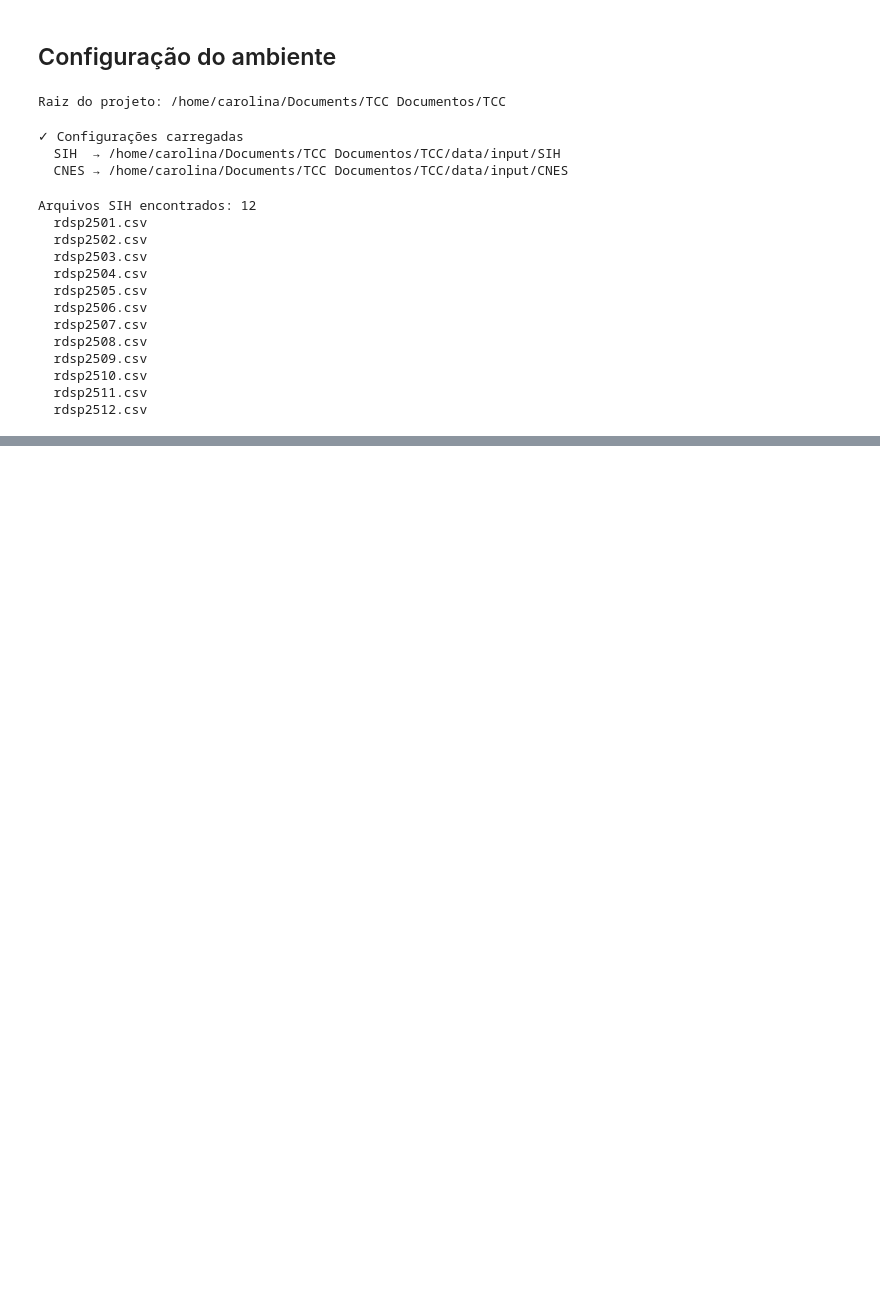
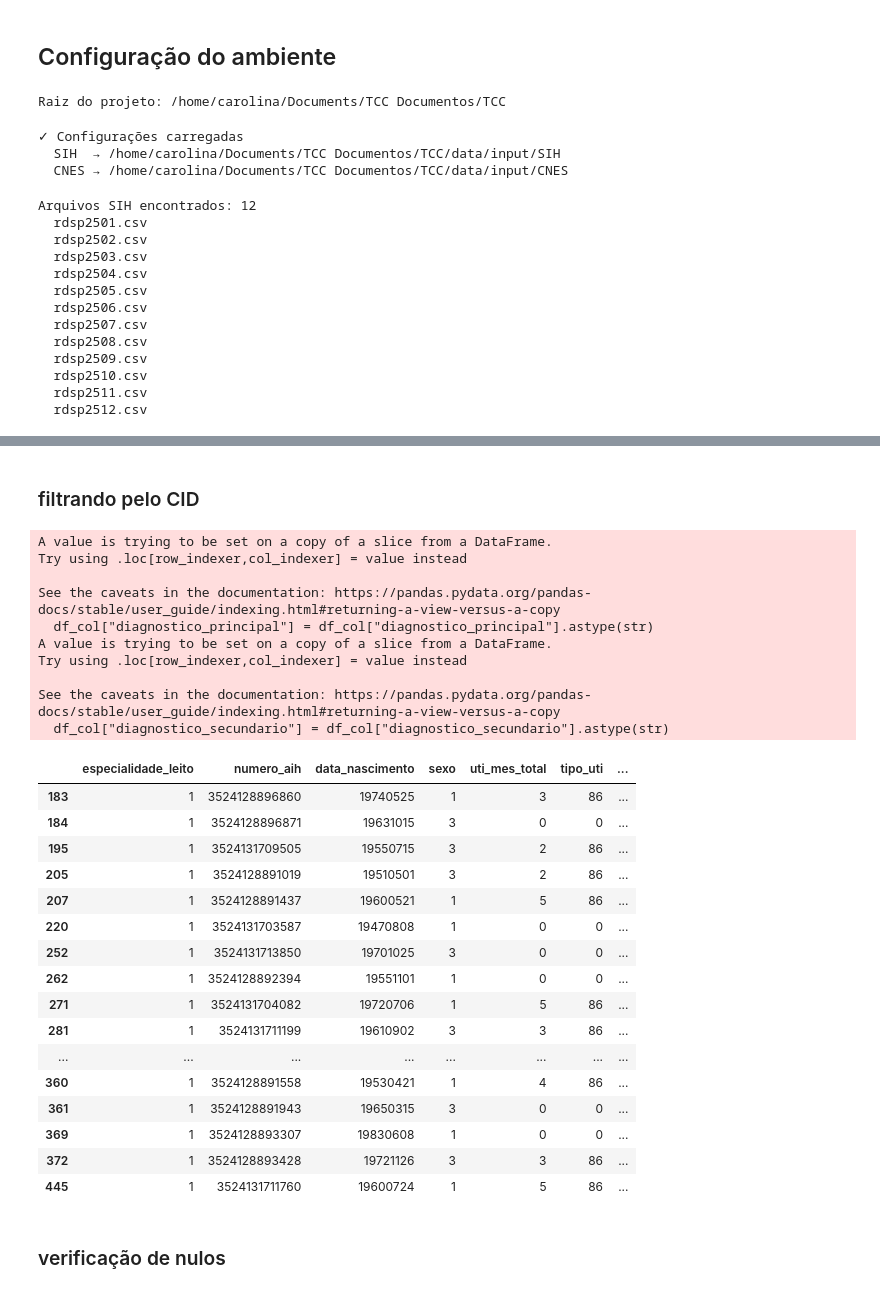
Before and after one commit to Carolina-Silva/TCC, a Jupyter notebook: notebooks/02_eda.ipynb, the cells around one changed output, grey strips where cells are left out. Drawn from its saved outputs; the diff is of its cells as text; code cells hidden in the pictures; blank space fills up the shorter version.

Commit message:
:sparkles: feat:  add dictionary with sih columns and eda update

```diff
--- a/notebooks/02_eda.ipynb
+++ b/notebooks/02_eda.ipynb
@@ -100,0 +118,3 @@ Colunas (1):
+# %%
+df = df.rename(columns=rename_dict)
+df.head(5)
@@ -100,0 +129,31 @@ Colunas (1):
+# %%
+cols_keep = [
+    "especialidade_leito",
+    "numero_aih",
+    "data_nascimento",
+    "sexo",
+    "uti_mes_total",
+    "tipo_uti",
+    "procedimento_solicitado",
+    "procedimento_realizado",
+    "data_internacao",
+    "data_saida",
+"diagnostico_principal",
+"diagnostico_secundario",
+"motivo_saida",
+"codigo_idade",
+"idade",
+"dias_permanencia",
+"indicador_obito",
+"carater_internacao",
+"cid_notificacao",
+"cnes",
+"cid_associado",
+"cid_morte",
+"complexidade",
+"raca_cor",
+"etnia",
+]
+
+df_col = df[cols_keep]
+df_col
@@ -100,0 +174,42 @@ Colunas (1):
+# %% [markdown]
+### filtrando pelo CID
+# %%
+df_col["diagnostico_principal"] = df_col["diagnostico_principal"].astype(str)
+df_col["diagnostico_secundario"] = df_col["diagnostico_secundario"].astype(str)
+
+
+df_iam = df_col[
+    df_col["diagnostico_principal"].str.startswith("I21") |
+    df_col["diagnostico_secundario"].str.startswith("I21")
+]
+df_iam.head(20)
+# %% [output]
+A value is trying to be set on a copy of a slice from a DataFrame.
+Try using .loc[row_indexer,col_indexer] = value instead
+
+See the caveats in the documentation: https://pandas.pydata.org/pandas-docs/stable/user_guide/indexing.html#returning-a-view-versus-a-copy
+  df_col["diagnostico_principal"] = df_col["diagnostico_principal"].astype(str)
+A value is trying to be set on a copy of a slice from a DataFrame.
+Try using .loc[row_indexer,col_indexer] = value instead
+
+See the caveats in the documentation: https://pandas.pydata.org/pandas-docs/stable/user_guide/indexing.html#returning-a-view-versus-a-copy
+  df_col["diagnostico_secundario"] = df_col["diagnostico_secundario"].astype(str)
+|  | especialidade_leito | numero_aih | data_nascimento | sexo | uti_mes_total | tipo_uti | ... |
+| 183 | 1 | 3524128896860 | 19740525 | 1 | 3 | 86 | ... |
+| 184 | 1 | 3524128896871 | 19631015 | 3 | 0 | 0 | ... |
+| 195 | 1 | 3524131709505 | 19550715 | 3 | 2 | 86 | ... |
+| 205 | 1 | 3524128891019 | 19510501 | 3 | 2 | 86 | ... |
+| 207 | 1 | 3524128891437 | 19600521 | 1 | 5 | 86 | ... |
+| 220 | 1 | 3524131703587 | 19470808 | 1 | 0 | 0 | ... |
+| 252 | 1 | 3524131713850 | 19701025 | 3 | 0 | 0 | ... |
+| 262 | 1 | 3524128892394 | 19551101 | 1 | 0 | 0 | ... |
+| 271 | 1 | 3524131704082 | 19720706 | 1 | 5 | 86 | ... |
+| 281 | 1 | 3524131711199 | 19610902 | 3 | 3 | 86 | ... |
+| ... | ... | ... | ... | ... | ... | ... | ... |
+| 360 | 1 | 3524128891558 | 19530421 | 1 | 4 | 86 | ... |
+| 361 | 1 | 3524128891943 | 19650315 | 3 | 0 | 0 | ... |
+| 369 | 1 | 3524128893307 | 19830608 | 1 | 0 | 0 | ... |
+| 372 | 1 | 3524128893428 | 19721126 | 3 | 3 | 86 | ... |
+| 445 | 1 | 3524131711760 | 19600724 | 1 | 5 | 86 | ... |
+# %% [markdown]
+### verificação de nulos
```
Also changed, not shown: parts of 11 cells of this notebook, 1 other file.
